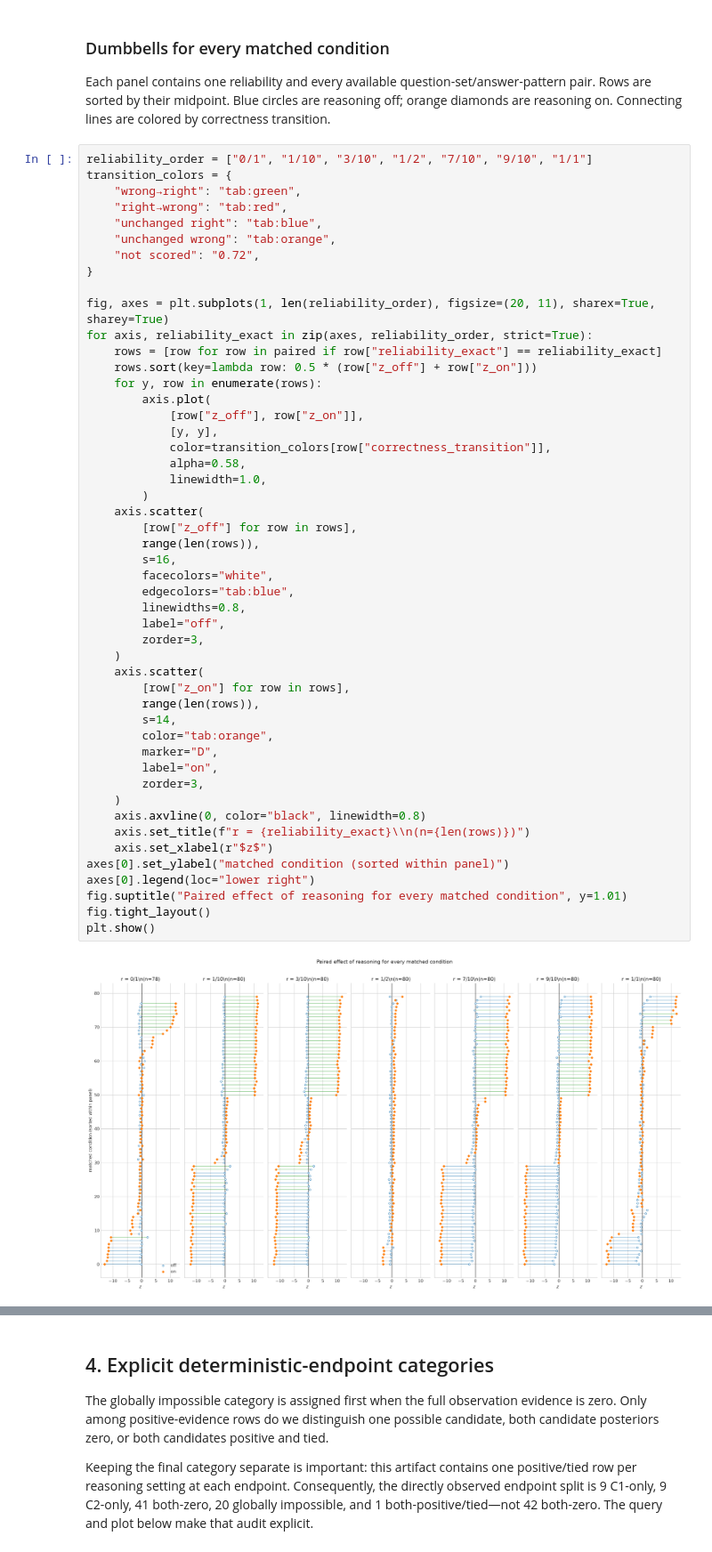
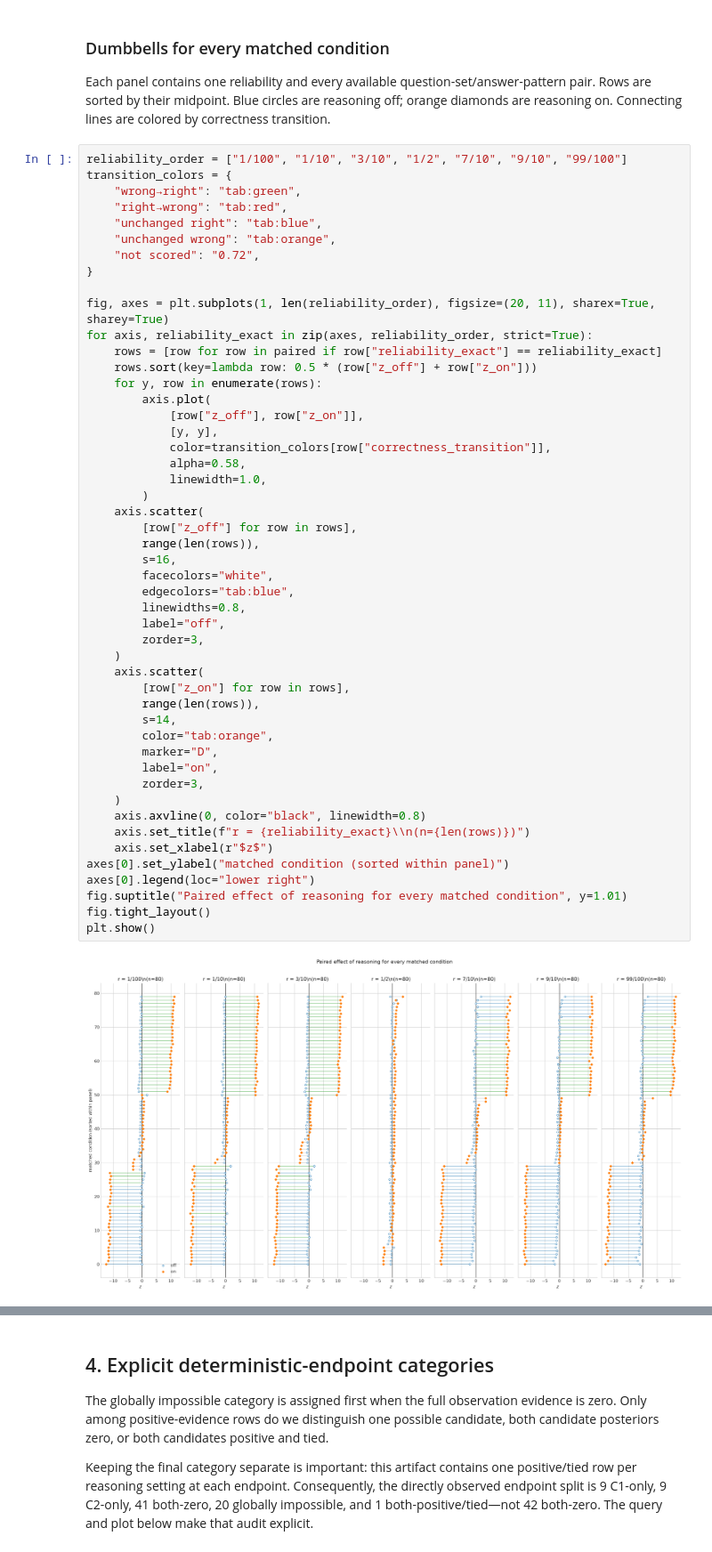
Before and after one commit to sooham/MATS, a Jupyter notebook: notebooks/14_noisy_channel_bayesian_artifact_explorer.ipynb, the cells around one changed output, grey strips where cells are left out. Shown at 89% size. Drawn from its saved outputs; the diff is of its cells as text.

```diff
--- a/notebooks/14_noisy_channel_bayesian_artifact_explorer.ipynb
+++ b/notebooks/14_noisy_channel_bayesian_artifact_explorer.ipynb
@@ -578,7 +578,7 @@ pprint(paired_effect_summary)
 
 Each panel contains one reliability and every available question-set/answer-pattern pair. Rows are sorted by their midpoint. Blue circles are reasoning off; orange diamonds are reasoning on. Connecting lines are colored by correctness transition.
 # %%
-reliability_order = ["0/1", "1/10", "3/10", "1/2", "7/10", "9/10", "1/1"]
+reliability_order = ["1/100", "1/10", "3/10", "1/2", "7/10", "9/10", "99/100"]
 transition_colors = {
     "wrong→right": "tab:green",
     "right→wrong": "tab:red",
@@ -600,34 +600,34 @@ for axis, reliability_exact in zip(axes, reliability_order, strict=True):
             linewidth=1.0,
         )
     axis.scatter(
         [row["z_off"] for row in rows],
         range(len(rows)),
         s=16,
         facecolors="white",
         edgecolors="tab:blue",
         linewidths=0.8,
         label="off",
         zorder=3,
     )
     axis.scatter(
         [row["z_on"] for row in rows],
         range(len(rows)),
         s=14,
         color="tab:orange",
         marker="D",
         label="on",
         zorder=3,
     )
     axis.axvline(0, color="black", linewidth=0.8)
     axis.set_title(f"r = {reliability_exact}\\n(n={len(rows)})")
     axis.set_xlabel(r"$z$")
 axes[0].set_ylabel("matched condition (sorted within panel)")
 axes[0].legend(loc="lower right")
 fig.suptitle("Paired effect of reasoning for every matched condition", y=1.01)
 fig.tight_layout()
 plt.show()
 # %% [output]
-[figure, old version]
+[figure, new version]
 # %%
 fig, axes = plt.subplots(1, 4, figsize=(19, 4.6))
 
```
Also changed, not shown: parts of 15 cells of this notebook, 19 other files.
